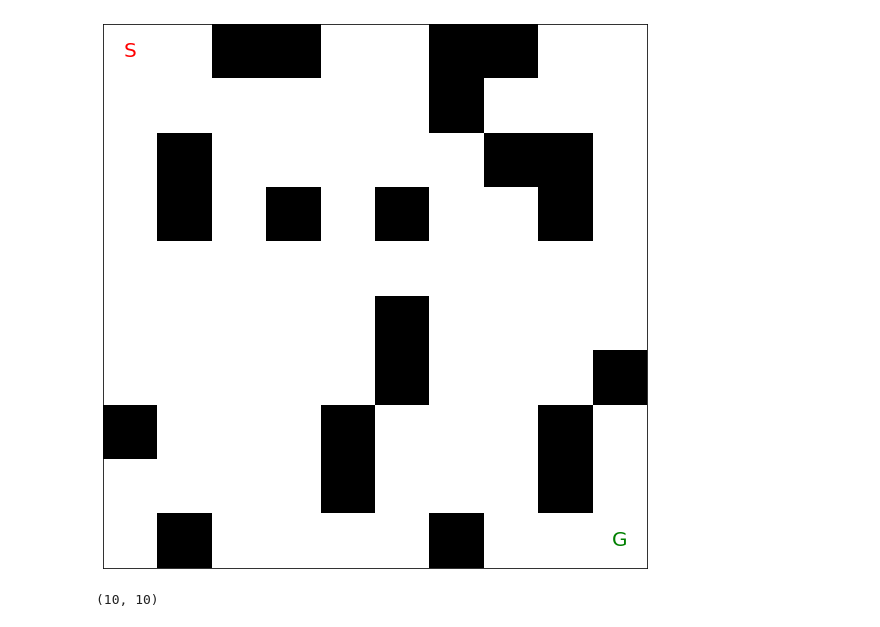
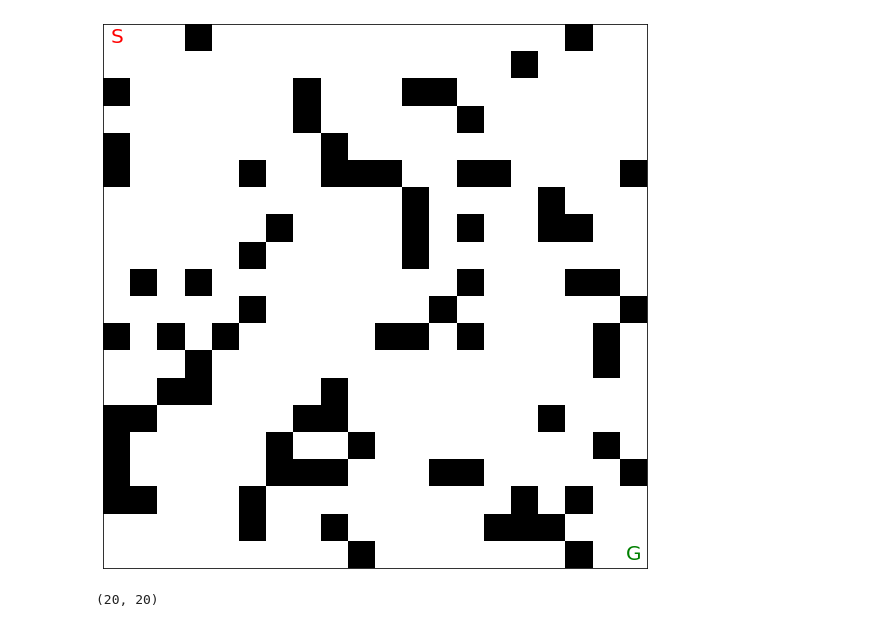
Before and after one commit to Sauravroy34/A_maze, a Jupyter notebook: q_table.ipynb, the cells around one changed output. Saved outputs shown, nothing was run; the diff lists cells and outputs as text; code cells hidden in the pictures.

```diff
--- a/q_table.ipynb
+++ b/q_table.ipynb
@@ -21,26 +21,26 @@ class Maze():
 
         plt.show()
 # %%
-maze_size = (10, 10)
+maze_size = (20, 20)
 
 # Generate random maze with binary values (0 - open, 1 - wall)
 maze = np.random.binomial(1, 0.8, size=maze_size)
 
 
 
 
 wall = 0
 path = 1
 # make sure s and g lies in path(1) and there is some way from s to g so there are some routes form s to g
 maze_draw = maze
 
 
 maze = Maze(maze_draw,(0,0),(maze_draw.shape[1]-1,maze_draw.shape[0]-1))
 maze.show()
 print(maze_draw.shape)
 # %% [output]
-[figure, old version]
+[figure, new version]
-(10, 10)
+(20, 20)
 # %%
 actions = [(-1, 0),
           (1, 0),
```
Also changed, not shown: parts of 5 cells of this notebook.
